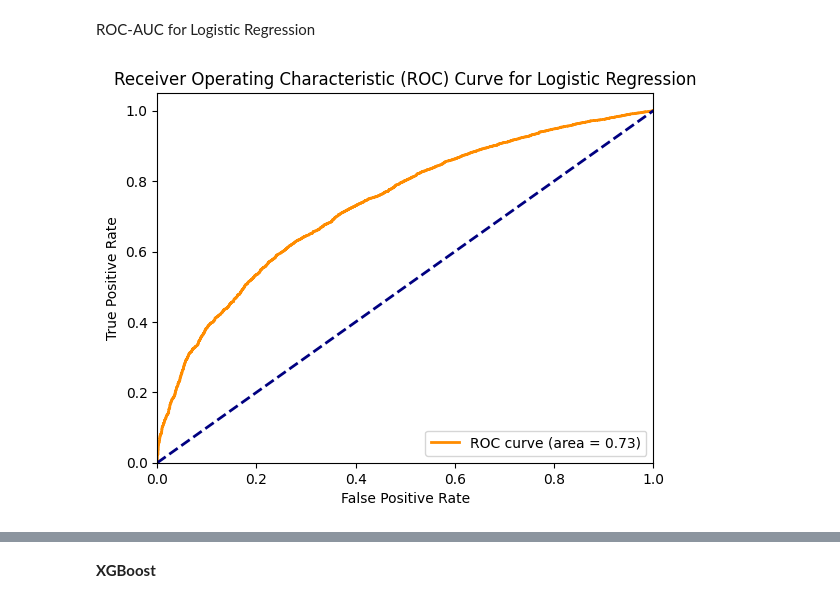
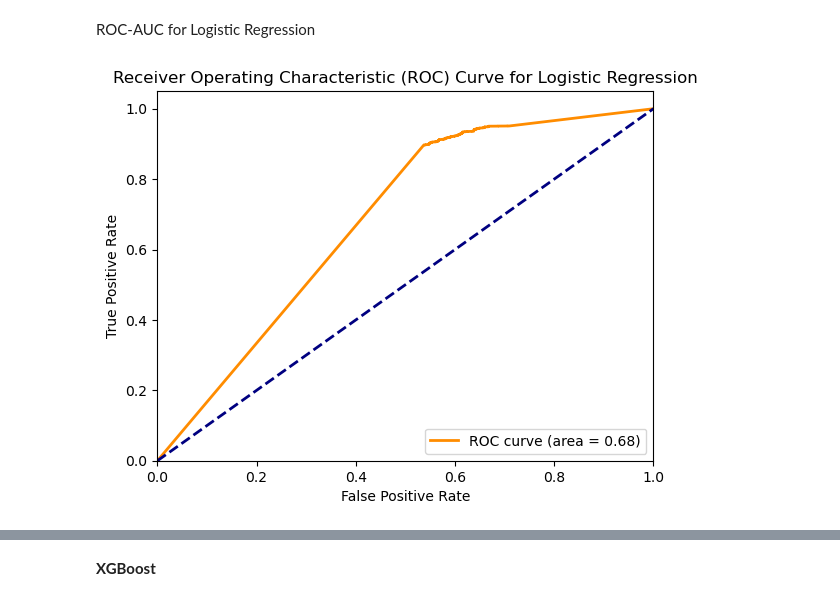
Before and after one commit to PoojaChandrashekara/Analysing-Booking-Data-For-Major-Hotel-Chain, a Jupyter notebook: cancellation-prediction.ipynb, the cells around one changed output, grey strips where cells are left out. Saved outputs shown, nothing was run; the diff lists cells and outputs as text; code cells hidden in the pictures.

```diff
--- a/cancellation-prediction.ipynb
+++ b/cancellation-prediction.ipynb
@@ -33,0 +58,3 @@ We know that the dataset very imabalanced from univariate analysis of Cancelled
+# %%
+# Dropping the original date columns if they are no longer needed
+df = df.drop(['Booking Date', 'Arrival Date'], axis=1)
@@ -150,17 +241,35 @@ Given these findings, it's crucial to remove features that might directly reveal
 # %%
 # Dropping columns that are directly related to the outcome or post-outcome
-columns_to_drop = ['Status', 'Revenue Loss', 'Deposit Type', 'Revenue',
-                   'Revenue Loss Category', 'Revenue Category', 'Status Update']
+columns_to_drop = ['Revenue Loss', 'Revenue Category', 'Revenue Loss Category']
 
 # Dropping the identified columns from the dataset
 X_reduced = X.drop(columns_to_drop, axis=1)
+print("Before dropping cols shape is: ",X.shape)
+print("After dropping cols shape is: ",X_reduced.shape)
 
 # Splitting the reduced dataset into training and testing sets
-X_train_reduced, X_test_reduced, y_train, y_test = train_test_split(X_reduced, y, test_size=0.2, random_state=42)
+X_train_reduced, X_test_reduced, y_train_reduced, y_test = train_test_split(X_reduced, y, test_size=0.2, random_state=42)
+
+# Identifying categorical and numerical columns for the reduced dataset
+categorical_features = X_train_reduced.select_dtypes(include=['object', 'category']).columns.tolist()
+numerical_features = X_train_reduced.select_dtypes(exclude=['object', 'category']).columns.tolist()
+
+print("Categorical features: ", categorical_features)
+print("Numerical features: ", numerical_features)
+
+# Create a column transformer with appropriate transformers for numerical data
+preprocessor = ColumnTransformer(
+    transformers=[('num', StandardScaler(), numerical_features)]
+)
+# Fit the preprocessor and transform the training data
+X_train_red_processed = preprocessor.fit_transform(X_train_reduced)
+
+# Fit SMOTE to the training data
+X_train_red_smote, y_train_smote = smote.fit_resample(X_train_red_processed, y_train_reduced)
 
 # Fitting the Random Forest model on the reduced dataset
 rf_reduced = RandomForestClassifier(n_estimators=100, random_state=42)
-rf_reduced.fit(X_train_reduced, y_train)
+rf_reduced.fit(X_train_red_smote, y_train_smote)
 
 # Predicting the test set results
 y_pred_reduced_rf = rf_reduced.predict(X_test_reduced)
@@ -257,0 +374,10 @@ Please also refer to the documentation for alternative solver options:
+# %%
+#Logistic Regression
+lr_red = LogisticRegression(max_iter=1000, random_state=42)
+lr_red.fit(X_train_red_smote, y_train_smote)
+y_pred_lr = lr_red.predict(X_test_reduced)
+accuracy_lr = accuracy_score(y_test, y_pred_lr)
+report_lr = classification_report(y_test, y_pred_lr)
+print("Logistic Regression Classifier:")
+print("Accuracy: ",accuracy_lr)
+print("Classification report: ",report_lr)
@@ -258,22 +395,22 @@ Please also refer to the documentation for alternative solver options:
 # %% [markdown]
 ROC-AUC for Logistic Regression
 # %%
-y_score = lr.predict_proba(X_test_reduced)[:, 1]
+y_score = lr_red.predict_proba(X_test_reduced)[:, 1]
 
 # Calculate ROC curve and ROC area
 fpr, tpr, _ = roc_curve(y_test, y_score)
 roc_auc = auc(fpr, tpr)
 
 # Plot of a ROC curve
 plt.figure()
 plt.plot(fpr, tpr, color='darkorange', lw=2, label='ROC curve (area = %0.2f)' % roc_auc)
 plt.plot([0, 1], [0, 1], color='navy', lw=2, linestyle='--')
 plt.xlim([0.0, 1.0])
 plt.ylim([0.0, 1.05])
 plt.xlabel('False Positive Rate')
 plt.ylabel('True Positive Rate')
 plt.title('Receiver Operating Characteristic (ROC) Curve for Logistic Regression')
 plt.legend(loc="lower right")
 plt.show()
 # %% [output]
-[figure, old version]
+[figure, new version]
```
Also changed, not shown: parts of 33 cells of this notebook, 2 other files.
